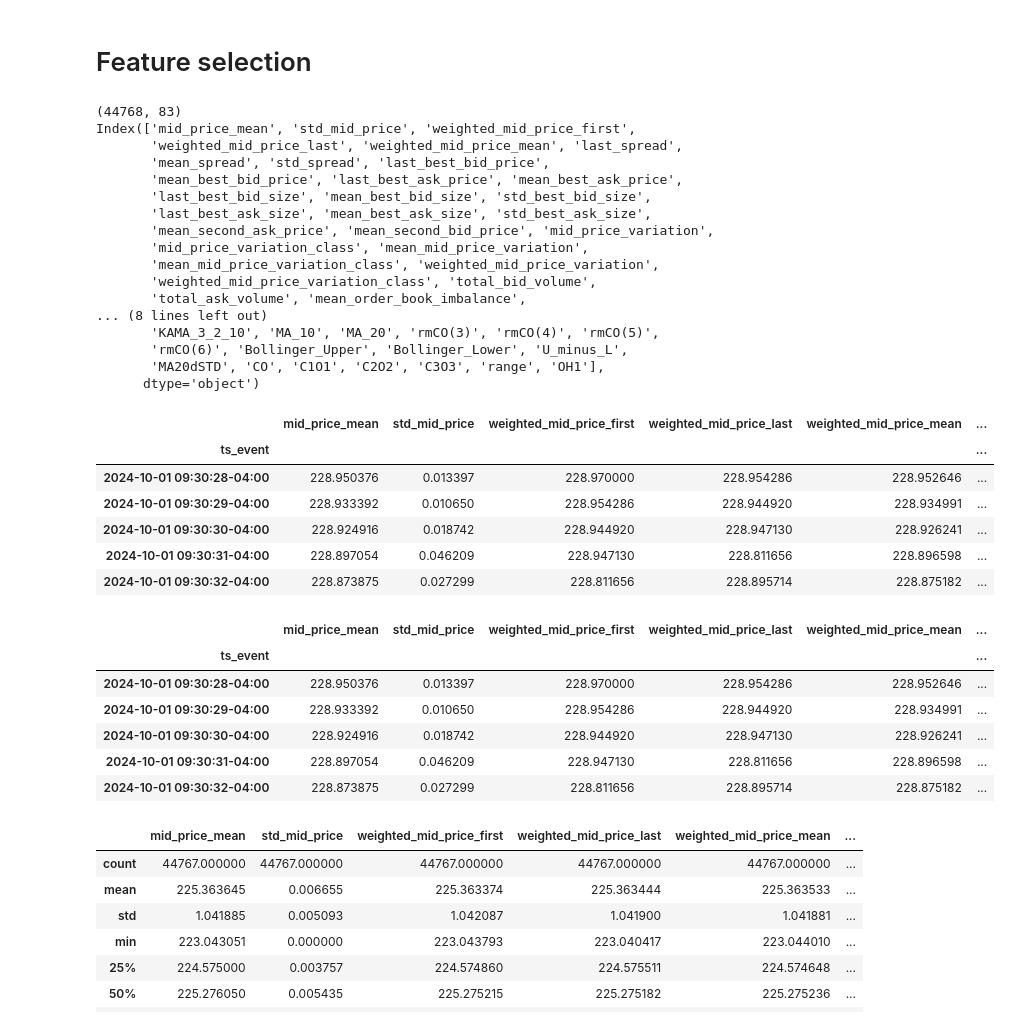
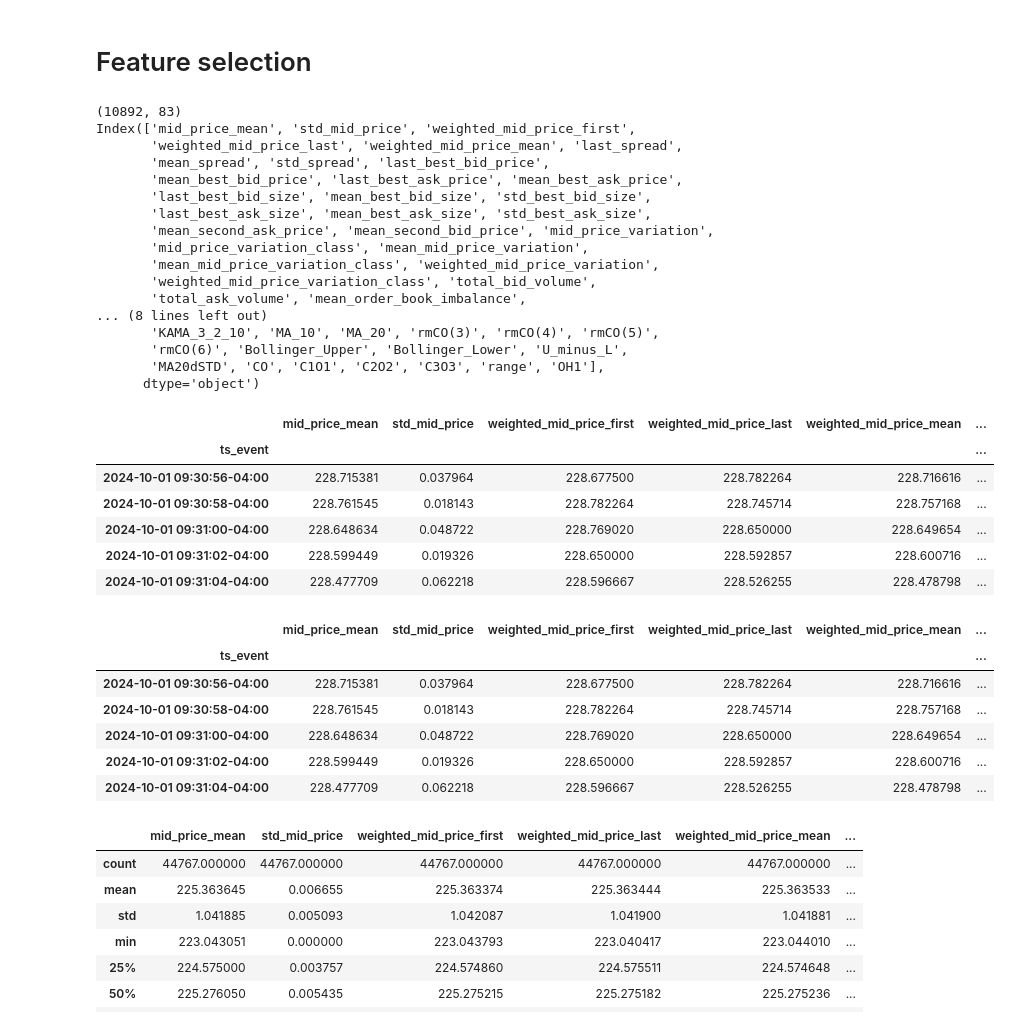
Before and after one commit to LiaoLaurent/Stock-Prediction-Deep-Learning, a Jupyter notebook: feature_engineering.ipynb, the cells around one changed output. Cells and saved outputs as stored; diff of their text form; code cells hidden in the pictures.

```diff
--- a/feature_engineering.ipynb
+++ b/feature_engineering.ipynb
@@ -11,10 +11,7 @@ market_close = pd.Timestamp("16:00:00").time()
 import ta
 
 def add_technical_indicators(df):
-    """
-    Compute technical indicators for a given DataFrame with OHLC-like structure.
-    """
-    # Make a copy of the DataFrame to avoid modifying the original
+
     df = df.copy()
 
     ### TREND INDICATORS ###
@@ -72,7 +69,6 @@ def add_technical_indicators(df):
         smooth_window=3,
     ).stoch_signal()
 
-    # Avoid NaN Stochastic values
     df["STOCHk_7_3_3"] = df["STOCHk_7_3_3"].ffill()
     df["STOCHd_7_3_3"] = df["STOCHd_7_3_3"].ffill()
 
@@ -90,7 +86,7 @@ def add_technical_indicators(df):
     ).ema_indicator()
     df["HMA_10"] = ta.trend.WMAIndicator(
         df["mid_price_mean"], window=10
-    ).wma()  # HMA is not directly available in 'ta', using WMA as a placeholder
+    ).wma()
     df["KAMA_3_2_10"] = ta.momentum.KAMAIndicator(
         df["mid_price_mean"], window=3, pow1=2, pow2=10
     ).kama()
@@ -385,11 +357,11 @@ def compute_order_book_features(
 # Feature selection
 # %%
 start_date = pd.to_datetime("2024-10-01")
-end_date = pd.to_datetime("2024-10-03")
+end_date = pd.to_datetime("2024-10-01")
 date_range = pd.bdate_range(start=start_date, end=end_date)
 data_paths = [f"AAPL_data/AAPL_{date.strftime('%Y-%m-%d')}_xnas-itch.parquet" for date in date_range]
 
-sampling_rate = '1s'
+sampling_rate = '2s'
 
 trade_days_data = []
 
@@ -405,39 +377,39 @@ for path in data_paths:
 
     enriched_data.drop(columns=['mid_price_high', 'mid_price_low', 'mid_price_last', 'mid_price_first'], inplace=True)
 
     trade_days_data.append(enriched_data)
 
 all_data = pd.concat(trade_days_data)
 
 print(all_data.shape)
 print(all_data.columns)
 
 all_data.head()
 # %% [output]
-(44768, 83)
+(10892, 83)
 Index(['mid_price_mean', 'std_mid_price', 'weighted_mid_price_first',
        'weighted_mid_price_last', 'weighted_mid_price_mean', 'last_spread',
        'mean_spread', 'std_spread', 'last_best_bid_price',
        'mean_best_bid_price', 'last_best_ask_price', 'mean_best_ask_price',
        'last_best_bid_size', 'mean_best_bid_size', 'std_best_bid_size',
        'last_best_ask_size', 'mean_best_ask_size', 'std_best_ask_size',
        'mean_second_ask_price', 'mean_second_bid_price', 'mid_price_variation',
        'mid_price_variation_class', 'mean_mid_price_variation',
        'mean_mid_price_variation_class', 'weighted_mid_price_variation',
        'weighted_mid_price_variation_class', 'total_bid_volume',
        'total_ask_volume', 'mean_order_book_imbalance',
 ... (8 lines left out)
        'KAMA_3_2_10', 'MA_10', 'MA_20', 'rmCO(3)', 'rmCO(4)', 'rmCO(5)',
        'rmCO(6)', 'Bollinger_Upper', 'Bollinger_Lower', 'U_minus_L',
        'MA20dSTD', 'CO', 'C1O1', 'C2O2', 'C3O3', 'range', 'OH1'],
       dtype='object')
 |  | mid_price_mean | std_mid_price | weighted_mid_price_first | weighted_mid_price_last | weighted_mid_price_mean | ... |
 | ts_event |  |  |  |  |  | ... |
-| 2024-10-01 09:30:28-04:00 | 228.950376 | 0.013397 | 228.970000 | 228.954286 | 228.952646 | ... |
-| 2024-10-01 09:30:29-04:00 | 228.933392 | 0.010650 | 228.954286 | 228.944920 | 228.934991 | ... |
-| 2024-10-01 09:30:30-04:00 | 228.924916 | 0.018742 | 228.944920 | 228.947130 | 228.926241 | ... |
-| 2024-10-01 09:30:31-04:00 | 228.897054 | 0.046209 | 228.947130 | 228.811656 | 228.896598 | ... |
-| 2024-10-01 09:30:32-04:00 | 228.873875 | 0.027299 | 228.811656 | 228.895714 | 228.875182 | ... |
+| 2024-10-01 09:30:56-04:00 | 228.715381 | 0.037964 | 228.677500 | 228.782264 | 228.716616 | ... |
+| 2024-10-01 09:30:58-04:00 | 228.761545 | 0.018143 | 228.782264 | 228.745714 | 228.757168 | ... |
+| 2024-10-01 09:31:00-04:00 | 228.648634 | 0.048722 | 228.769020 | 228.650000 | 228.649654 | ... |
+| 2024-10-01 09:31:02-04:00 | 228.599449 | 0.019326 | 228.650000 | 228.592857 | 228.600716 | ... |
+| 2024-10-01 09:31:04-04:00 | 228.477709 | 0.062218 | 228.596667 | 228.526255 | 228.478798 | ... |
 # %%
 technical_features = ['ADX_5', 'ADX_7', 'ADX_10',
        'DMP_5', 'DMP_10', 'DMN_5', 'DMN_10', 'AROONU_7', 'AROOND_7', 'OLL3',
@@ -468,11 +440,11 @@ all_data.head()
 # %% [output]
 |  | mid_price_mean | std_mid_price | weighted_mid_price_first | weighted_mid_price_last | weighted_mid_price_mean | ... |
 | ts_event |  |  |  |  |  | ... |
-| 2024-10-01 09:30:28-04:00 | 228.950376 | 0.013397 | 228.970000 | 228.954286 | 228.952646 | ... |
-| 2024-10-01 09:30:29-04:00 | 228.933392 | 0.010650 | 228.954286 | 228.944920 | 228.934991 | ... |
-| 2024-10-01 09:30:30-04:00 | 228.924916 | 0.018742 | 228.944920 | 228.947130 | 228.926241 | ... |
-| 2024-10-01 09:30:31-04:00 | 228.897054 | 0.046209 | 228.947130 | 228.811656 | 228.896598 | ... |
-| 2024-10-01 09:30:32-04:00 | 228.873875 | 0.027299 | 228.811656 | 228.895714 | 228.875182 | ... |
+| 2024-10-01 09:30:56-04:00 | 228.715381 | 0.037964 | 228.677500 | 228.782264 | 228.716616 | ... |
+| 2024-10-01 09:30:58-04:00 | 228.761545 | 0.018143 | 228.782264 | 228.745714 | 228.757168 | ... |
+| 2024-10-01 09:31:00-04:00 | 228.648634 | 0.048722 | 228.769020 | 228.650000 | 228.649654 | ... |
+| 2024-10-01 09:31:02-04:00 | 228.599449 | 0.019326 | 228.650000 | 228.592857 | 228.600716 | ... |
+| 2024-10-01 09:31:04-04:00 | 228.477709 | 0.062218 | 228.596667 | 228.526255 | 228.478798 | ... |
 # %%
 pd.set_option('display.max_columns', None)
 
```
Also changed, not shown: parts of 15 cells of this notebook, 11 other files.
